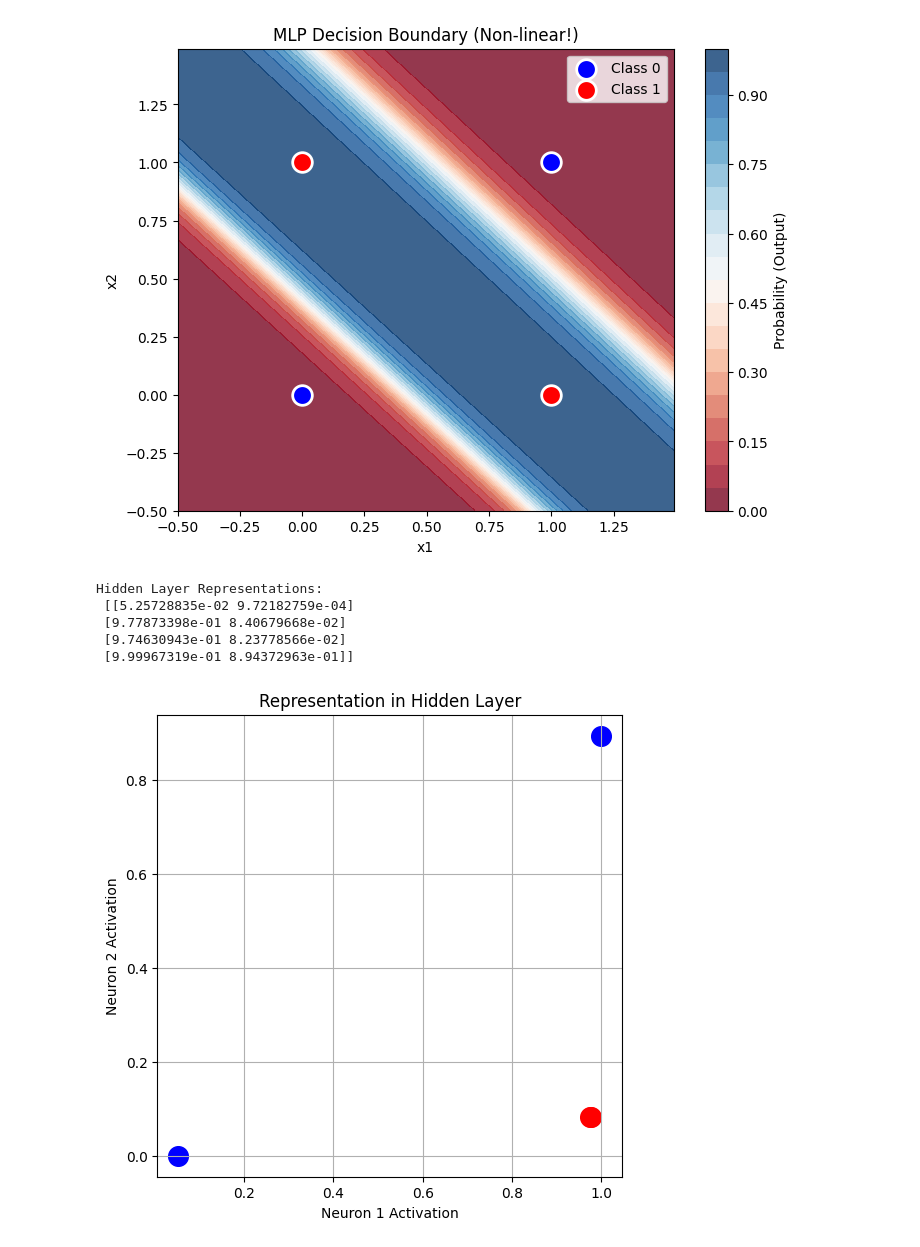
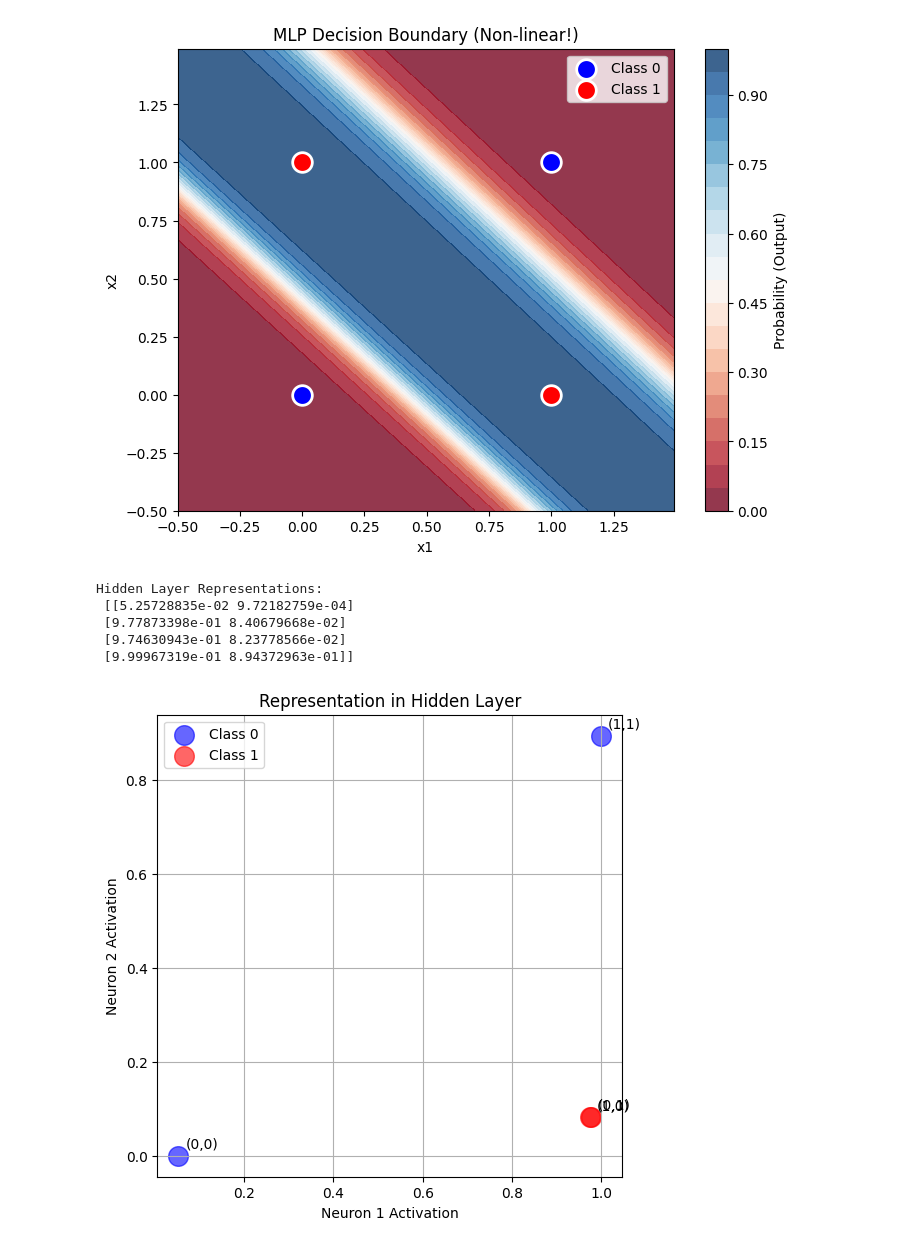
Before and after one commit to Paulyang80/DeepLearningLab, a Jupyter notebook: notebooks/03-mlp-basic.ipynb, the cells around one changed output. Cells and saved outputs as stored; diff of their text form; code cells hidden in the pictures.

```diff
--- a/notebooks/03-mlp-basic.ipynb
+++ b/notebooks/03-mlp-basic.ipynb
@@ -244,26 +267,35 @@ plot_decision_boundary(X, y, w1, b1, w2, b2)
 # %%
 # 取得隱藏層的輸出 (a1)
 hidden_features, _ = forward(X, w1, b1, w2, b2)
 
 print("Hidden Layer Representations:\n", hidden_features)
 
 fig, ax = plt.subplots(figsize=(6, 6))
+
 # 畫出隱藏層空間中的點
+# Class 0 (Blue)
 ax.scatter(hidden_features[y.flatten()==0][:, 0], hidden_features[y.flatten()==0][:, 1],
-            color='blue', s=200, label='Class 0')
+            color='blue', s=200, label='Class 0', alpha=0.6) # Add alpha to see overlaps
+
+# Class 1 (Red)
 ax.scatter(hidden_features[y.flatten()==1][:, 0], hidden_features[y.flatten()==1][:, 1],
-            color='red', s=200, label='Class 1')
+            color='red', s=200, label='Class 1', alpha=0.6)
+
+# Add text annotations to identify each point
+for i, txt in enumerate(['(0,0)', '(0,1)', '(1,0)', '(1,1)']):
+    ax.annotate(txt, (hidden_features[i, 0], hidden_features[i, 1]),
+                xytext=(5, 5), textcoords='offset points')
 
 ax.set_title("Representation in Hidden Layer")
 ax.set_xlabel("Neuron 1 Activation")
 ax.set_ylabel("Neuron 2 Activation")
-# ax.legend()
+ax.legend()
 ax.grid(True)
 plt.show()
 # %% [output]
 Hidden Layer Representations:
  [[5.25728835e-02 9.72182759e-04]
  [9.77873398e-01 8.40679668e-02]
  [9.74630943e-01 8.23778566e-02]
  [9.99967319e-01 8.94372963e-01]]
-[figure, old version]
+[figure, new version]
```
Also changed, not shown: parts of 2 cells of this notebook.
